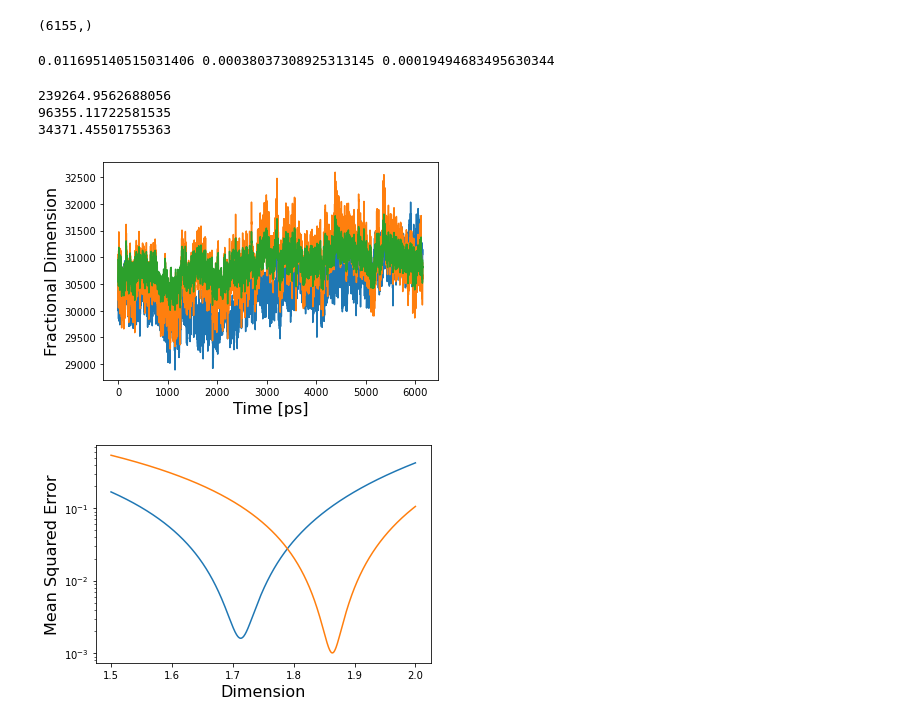
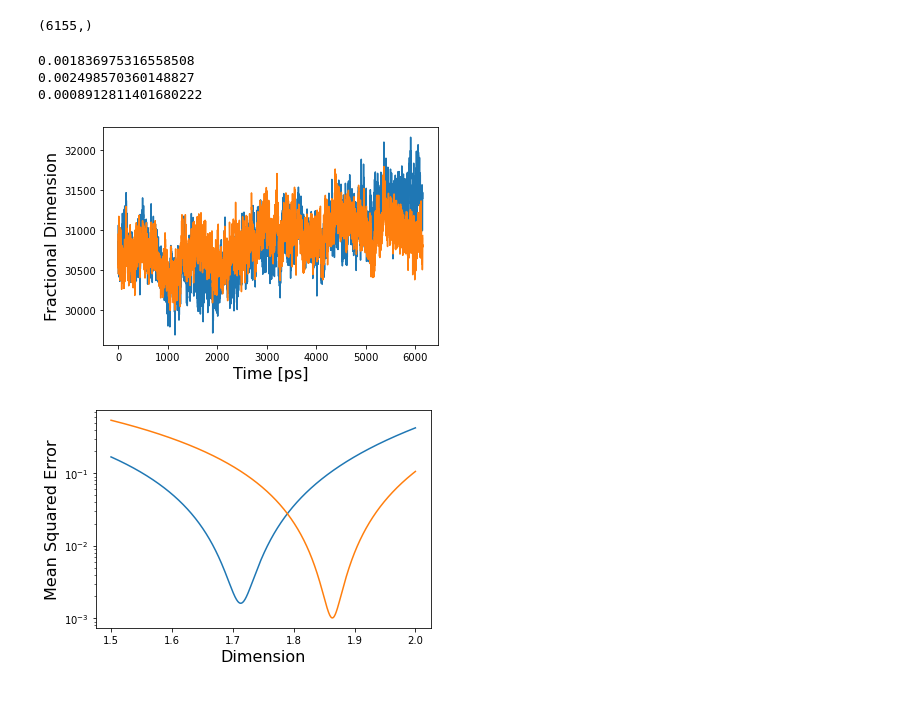
Before and after one commit to arangobiophysics/ProteinFractalDimension, a Jupyter notebook: FractalSASA.ipynb, the cells around one changed output. Drawn from its saved outputs; the diff is of its cells as text; code cells hidden in the pictures.

```diff
--- a/FractalSASA.ipynb
+++ b/FractalSASA.ipynb
@@ -65,45 +65,43 @@ def fracdimlog2(sasa, lenght, scaling):
 def mass (r, d):
     return np.power(r, d)
 # %%
-d =  fracdim(total_sasa, rofg, 4*np.pi)
+#d =  fracdim(total_sasa, rofg, 4*np.pi)
 l =  fracdimlog(total_sasa, rofg, 4*np.pi)
 l2 =  fracdimlog2(total_sasa, rofg, 4*np.pi)
-x = np.var(d)
+#x = np.var(d)
 y = np.var(l)
 z = np.var(l2)
-print(x, y, z)
+#print(x, y, z)
-# %% [output]
-0.011695140515031406 0.00038037308925313145 0.00019494683495630344
 # %%
 from matplotlib.pylab import *
 
 #plot(u.time, total_sasa)
 #plot(u.time, rofg)
 #plot(u.time, d)
 #plot(u.time, 6210*mass(rofg, d))
-m = 6210*mass(rofg, 2.4)
-mx = 6210*mass(rofg, d)
-ml=6210*mass(rofg, l)
-ml2=6210*mass(rofg, l2)
+m = mass(rofg, 1.863)
+#mx = mass(rofg, d)
+#ml=mass(rofg, l)
+ml2=mass(rofg, l2)
 print(np.var(m))
 print(np.var(ml))
 print(np.var(ml2))
 #ml2= np.power(ml2, 3)
-plot(u.time, m)
-plot(u.time, 1.6*ml)
-plot(u.time, 1.45*ml2)
+plot(u.time, 9000*m)
+#plot(u.time, ml)
+plot(u.time, 9000*ml2)
 #plot(u.time, 1.5*ml2-m)
 
 #plot(u.time, ml-m)
 #plot(u.time, l2)
 xlabel('Time [ps]', size=16)
 ylabel('Fractional Dimension', size=16)
 show()
 # %% [output]
-239264.9562688056
-96355.11722581535
-34371.45501755363
+0.001836975316558508
+0.002498570360148827
+0.0008912811401680222
-[figure, old version]
+[figure, new version]
 # %%
 mx = 6210*mass(rofg, d)
 ml=mass(rofg, l)
```
Also changed, not shown: parts of 5 cells of this notebook.
